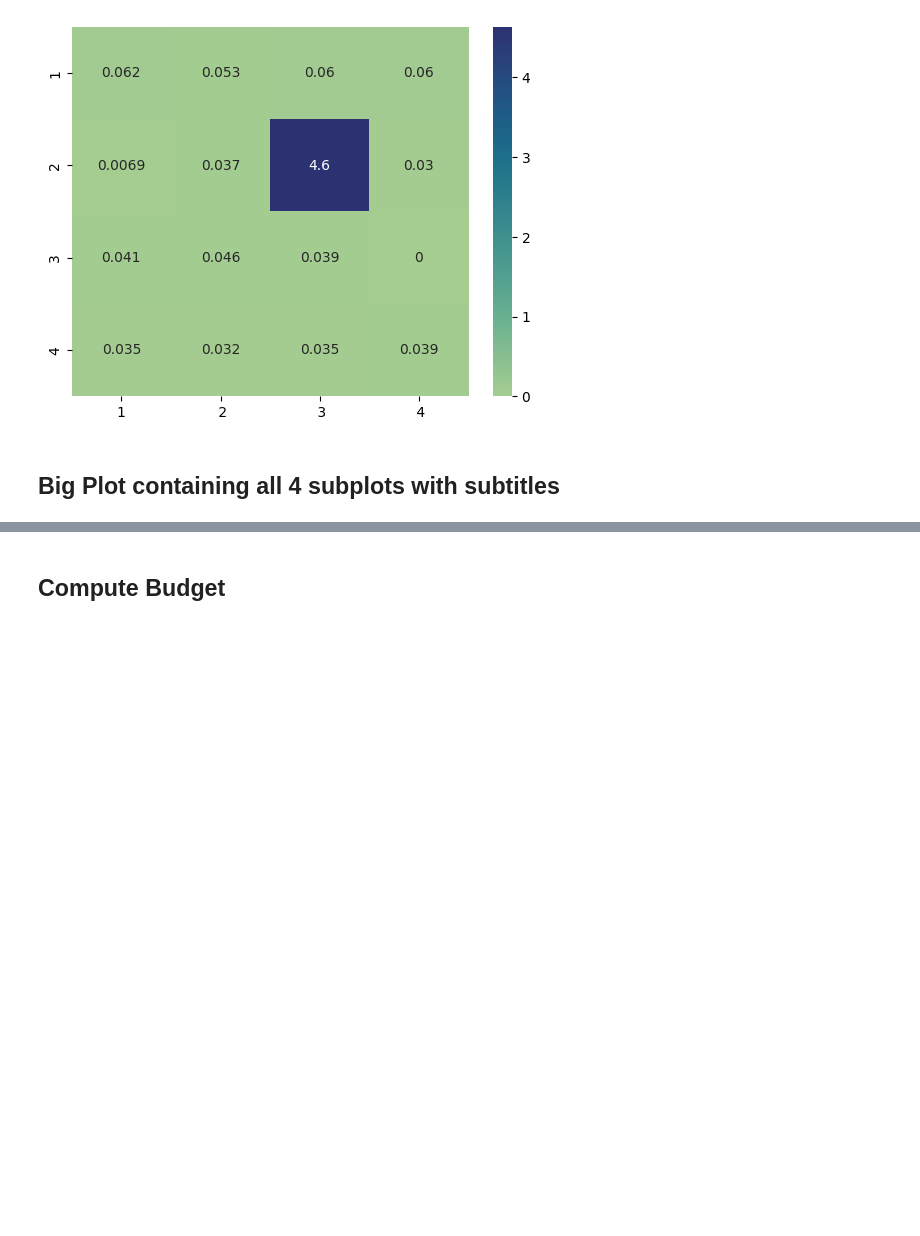
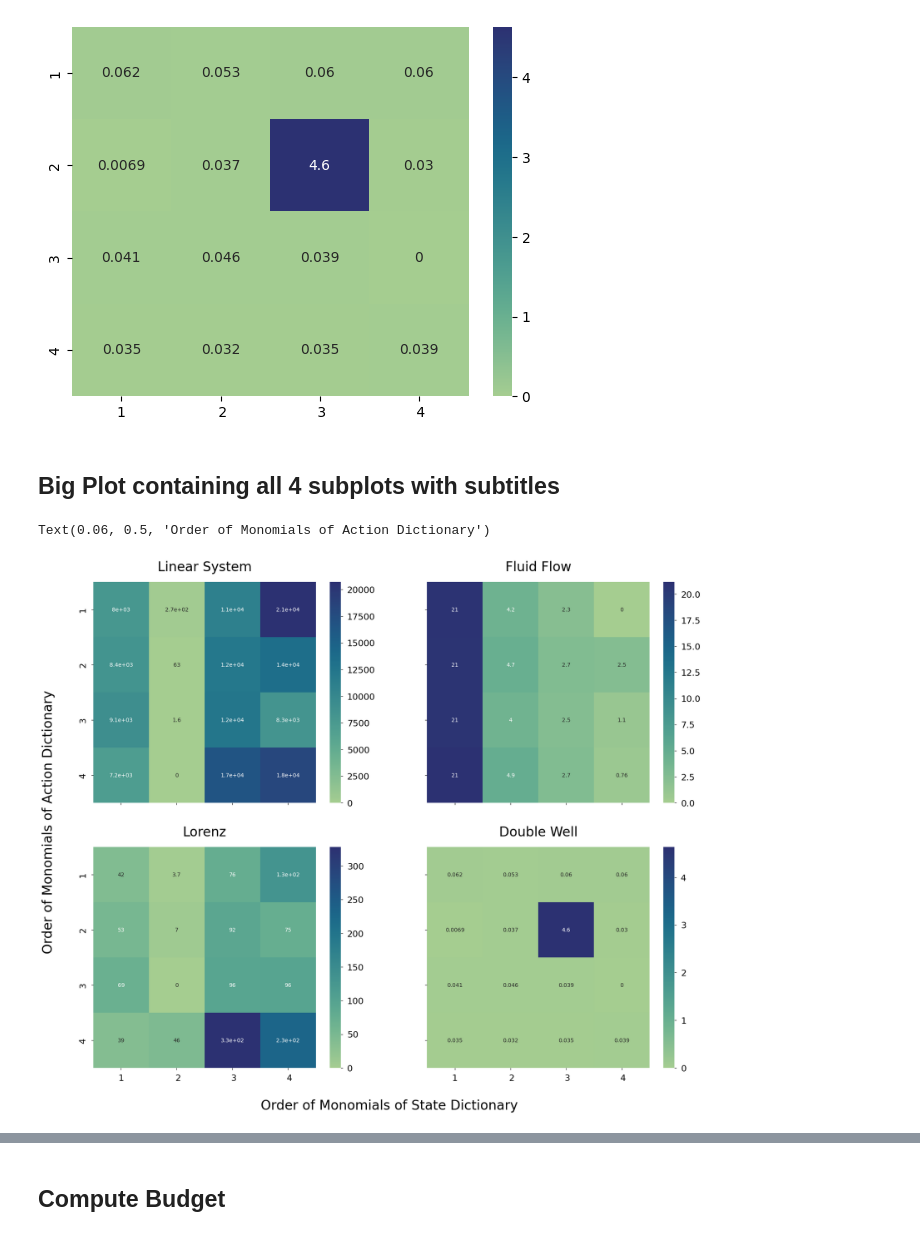
Before and after one commit to ludgerpaehler/KoopmanRLBenchmarking, a Jupyter notebook: evaluations/ablation_heatmaps.ipynb, the cells around one changed output, grey strips where cells are left out. Drawn from its saved outputs; the diff is of its cells as text; code cells hidden in the pictures; blank space fills up the shorter version.

```diff
--- a/evaluations/ablation_heatmaps.ipynb
+++ b/evaluations/ablation_heatmaps.ipynb
@@ -148,4 +178,17 @@ percent_difference_double_well_sakc_monoid.to_parquet('percent_difference_double
 # %% [markdown]
 ## Big Plot containing all 4 subplots with subtitles
 # %%
-# Create a frame to then add the 4 subplots into
+fig, axes = plt.subplots(2, 2, figsize=(20, 16), sharex=True, sharey=True)
+
+# Plot all 4 heatmaps
+sns.heatmap(ax=axes[0, 0], data=percent_difference_linear_sakc_monoid, annot=True, cmap="crest").set_title('Linear System', fontsize=24, pad=20)
+sns.heatmap(ax=axes[0, 1], data=percent_difference_fluid_flow_sakc_monoid, annot=True, cmap="crest").set_title('Fluid Flow', fontsize=24, pad=20)
+sns.heatmap(ax=axes[1, 0], data=percent_difference_lorenz_sakc_monoid, annot=True, cmap="crest").set_title('Lorenz', fontsize=24, pad=20)
+sns.heatmap(ax=axes[1, 1], data=percent_difference_double_well_sakc_monoid, annot=True, cmap="crest").set_title('Double Well', fontsize=24, pad=20)
+
+# Major x-, and y-labels
+fig.supxlabel('Order of Monomials of State Dictionary', fontsize=24, y=0.04)
+fig.supylabel('Order of Monomials of Action Dictionary', fontsize=24, x=0.06)
+# %% [output]
+Text(0.06, 0.5, 'Order of Monomials of Action Dictionary')
+[figure, added]
```
Also changed, not shown: parts of 10 cells of this notebook.
